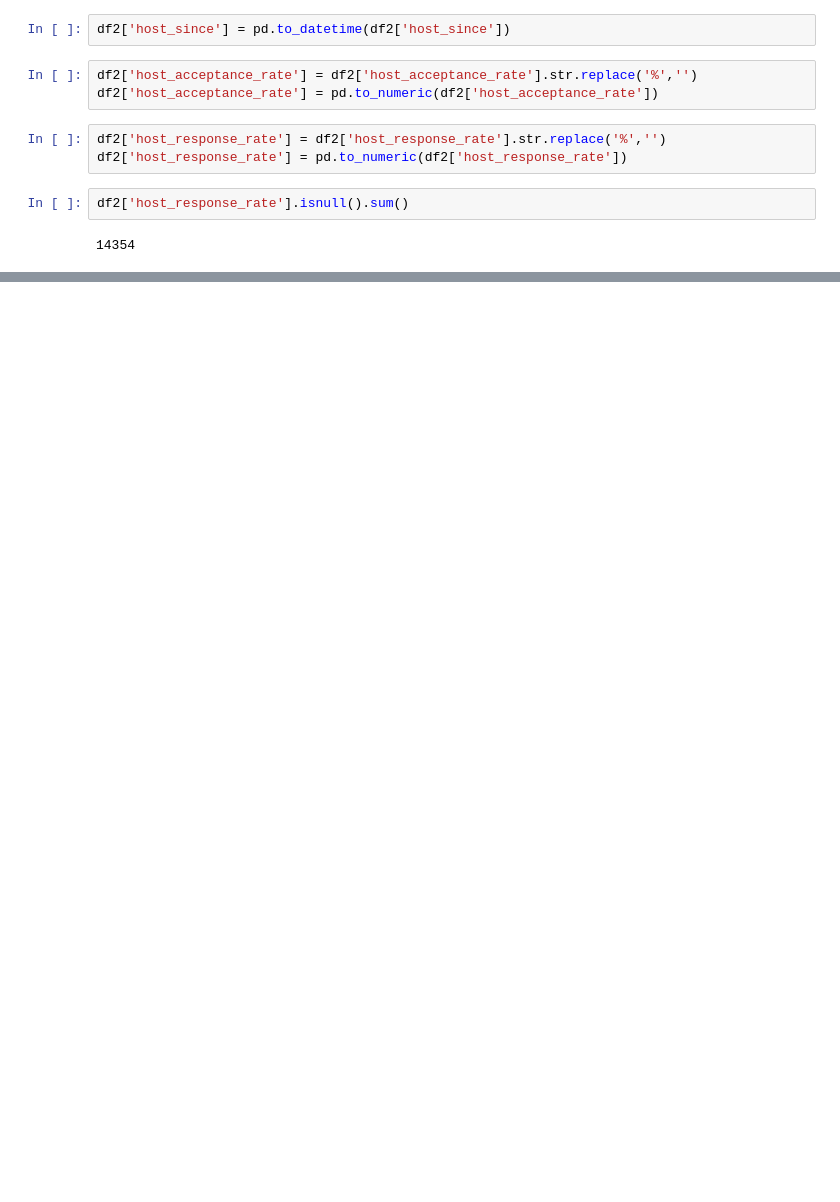
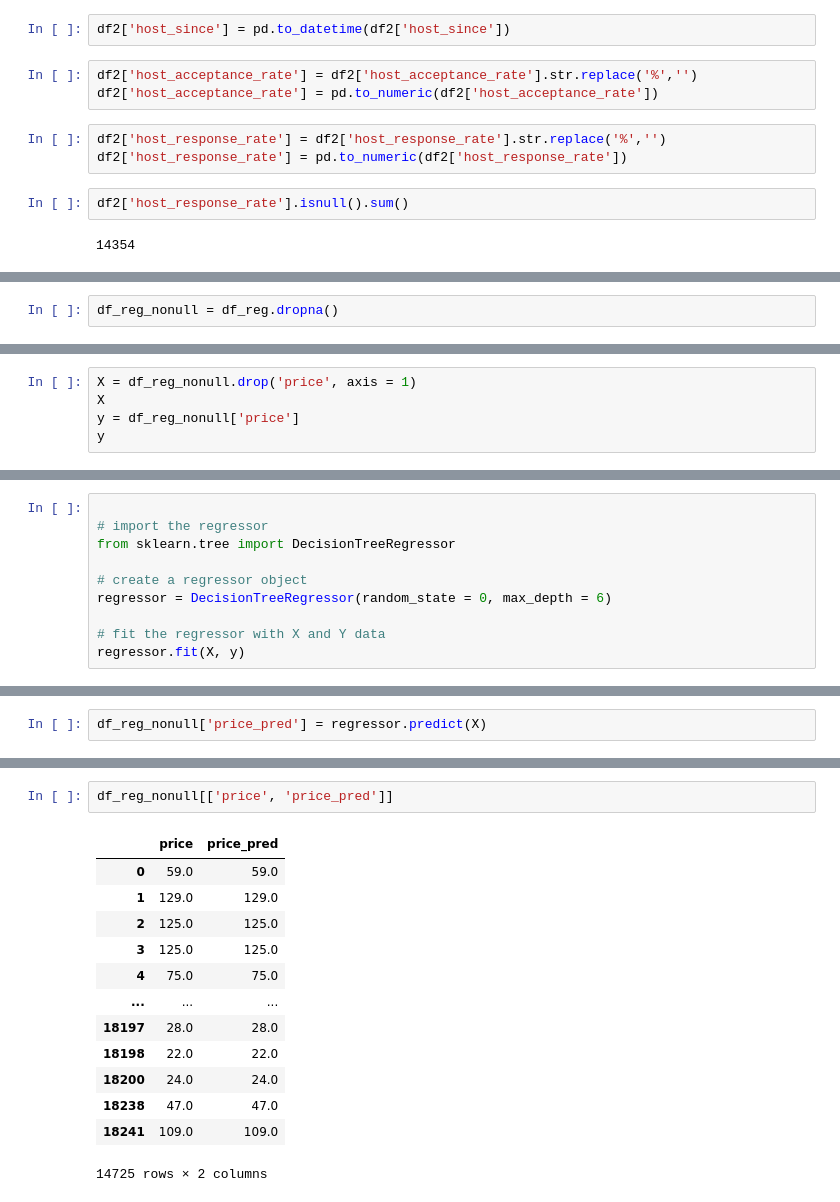
Before and after one commit to vedantbhatnagar/airbnb, a Jupyter notebook: data_analysis.ipynb, the cells around one changed output, grey strips where cells are left out. Drawn from its saved outputs; the diff is of its cells as text; blank space fills up the shorter version.

```diff
--- a/data_analysis.ipynb
+++ b/data_analysis.ipynb
@@ -460,0 +632,2 @@ df2['host_response_rate'].isnull().sum()
+# %%
+df_reg_nonull = df_reg.dropna()
@@ -460,0 +638,5 @@ df2['host_response_rate'].isnull().sum()
+# %%
+X = df_reg_nonull.drop('price', axis = 1)
+X
+y = df_reg_nonull['price']
+y
@@ -460,0 +656,10 @@ df2['host_response_rate'].isnull().sum()
+# %%
+
+# import the regressor
+from sklearn.tree import DecisionTreeRegressor
+
+# create a regressor object
+regressor = DecisionTreeRegressor(random_state = 0, max_depth = 6)
+
+# fit the regressor with X and Y data
+regressor.fit(X, y)
@@ -460,0 +675,2 @@ df2['host_response_rate'].isnull().sum()
+# %%
+df_reg_nonull['price_pred'] = regressor.predict(X)
@@ -460,0 +722,16 @@ df2['host_response_rate'].isnull().sum()
+# %%
+df_reg_nonull[['price', 'price_pred']]
+# %% [output]
+|  | price | price_pred |
+| 0 | 59.0 | 59.0 |
+| 1 | 129.0 | 129.0 |
+| 2 | 125.0 | 125.0 |
+| 3 | 125.0 | 125.0 |
+| 4 | 75.0 | 75.0 |
+| ... | ... | ... |
+| 18197 | 28.0 | 28.0 |
+| 18198 | 22.0 | 22.0 |
+| 18200 | 24.0 | 24.0 |
+| 18238 | 47.0 | 47.0 |
+| 18241 | 109.0 | 109.0 |
+14725 rows × 2 columns
```
Also changed, not shown: parts of 34 cells of this notebook.
